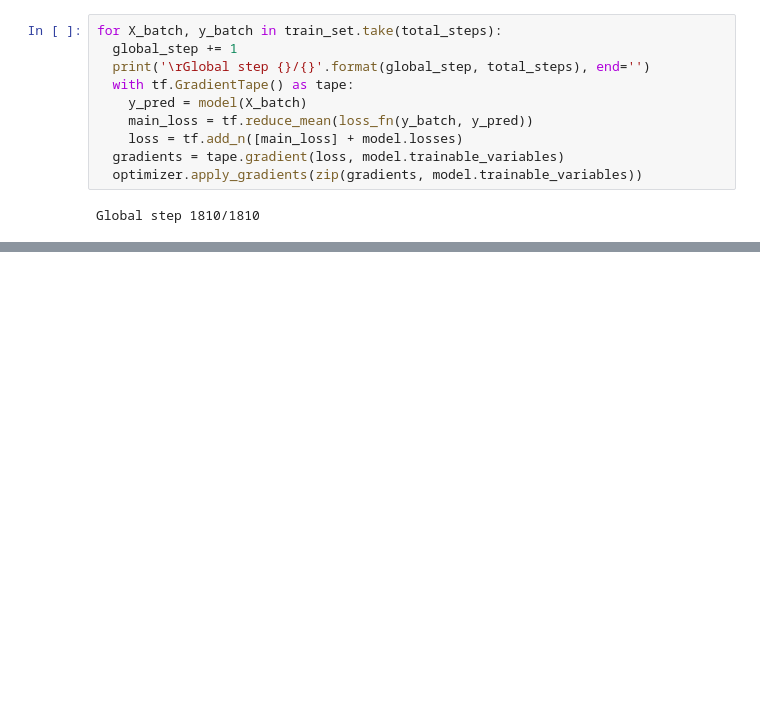
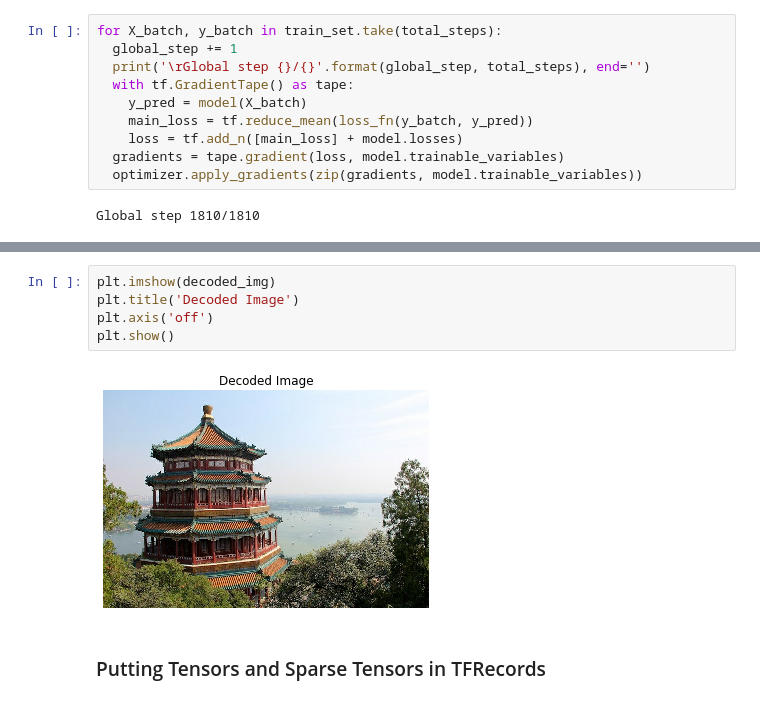
Before and after one commit to thap/skl-tf, a Jupyter notebook: 13_preprocessing.ipynb, the cells around one changed output, grey strips where cells are left out. Drawn from its saved outputs; the diff is of its cells as text; blank space fills up the shorter version.

```diff
--- a/13_preprocessing.ipynb
+++ b/13_preprocessing.ipynb
@@ -393,0 +657,9 @@ Global step 1810/1810
+# %%
+plt.imshow(decoded_img)
+plt.title('Decoded Image')
+plt.axis('off')
+plt.show()
+# %% [output]
+[figure, added]
+# %% [markdown]
+### Putting Tensors and Sparse Tensors in TFRecords
```
Also changed, not shown: parts of 91 cells of this notebook, 15 other files.
